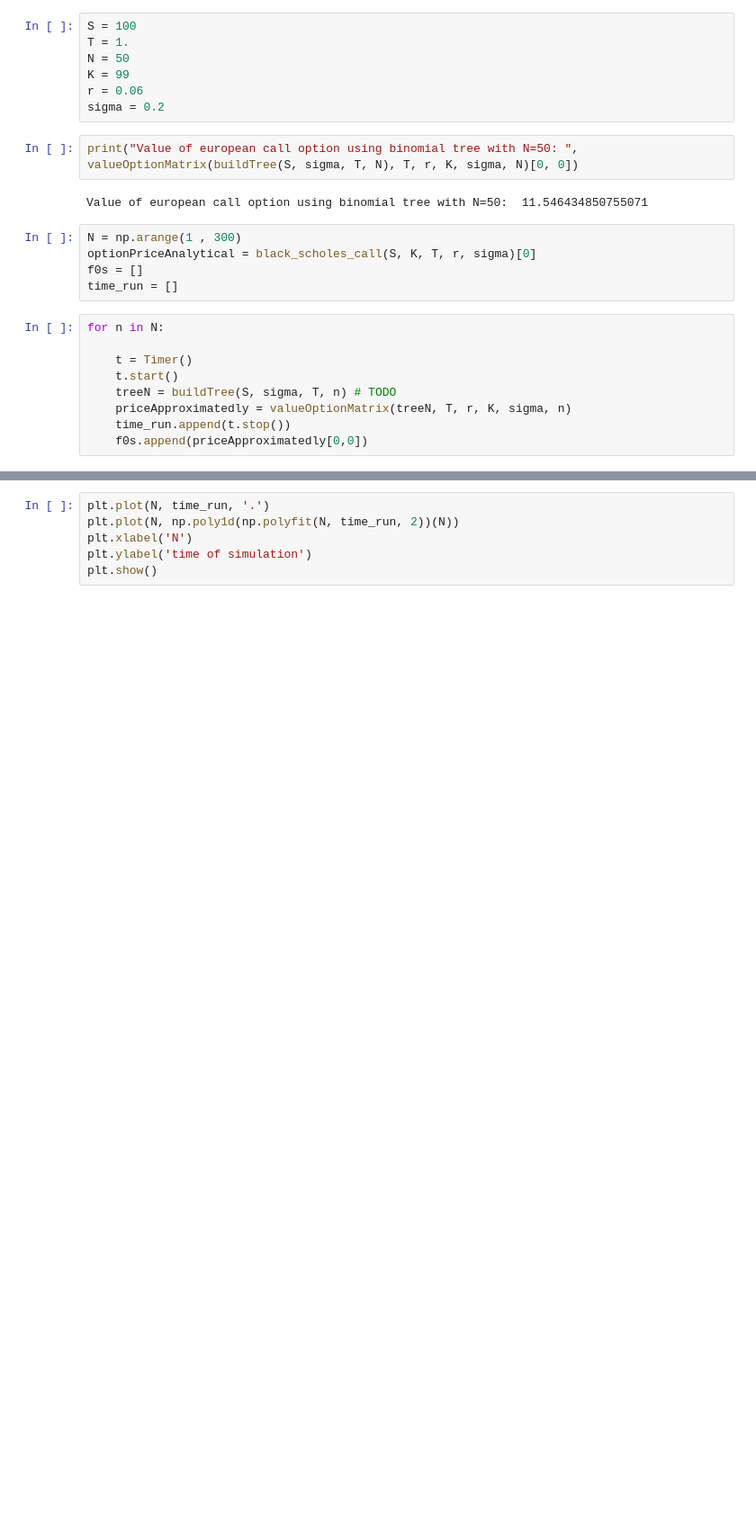
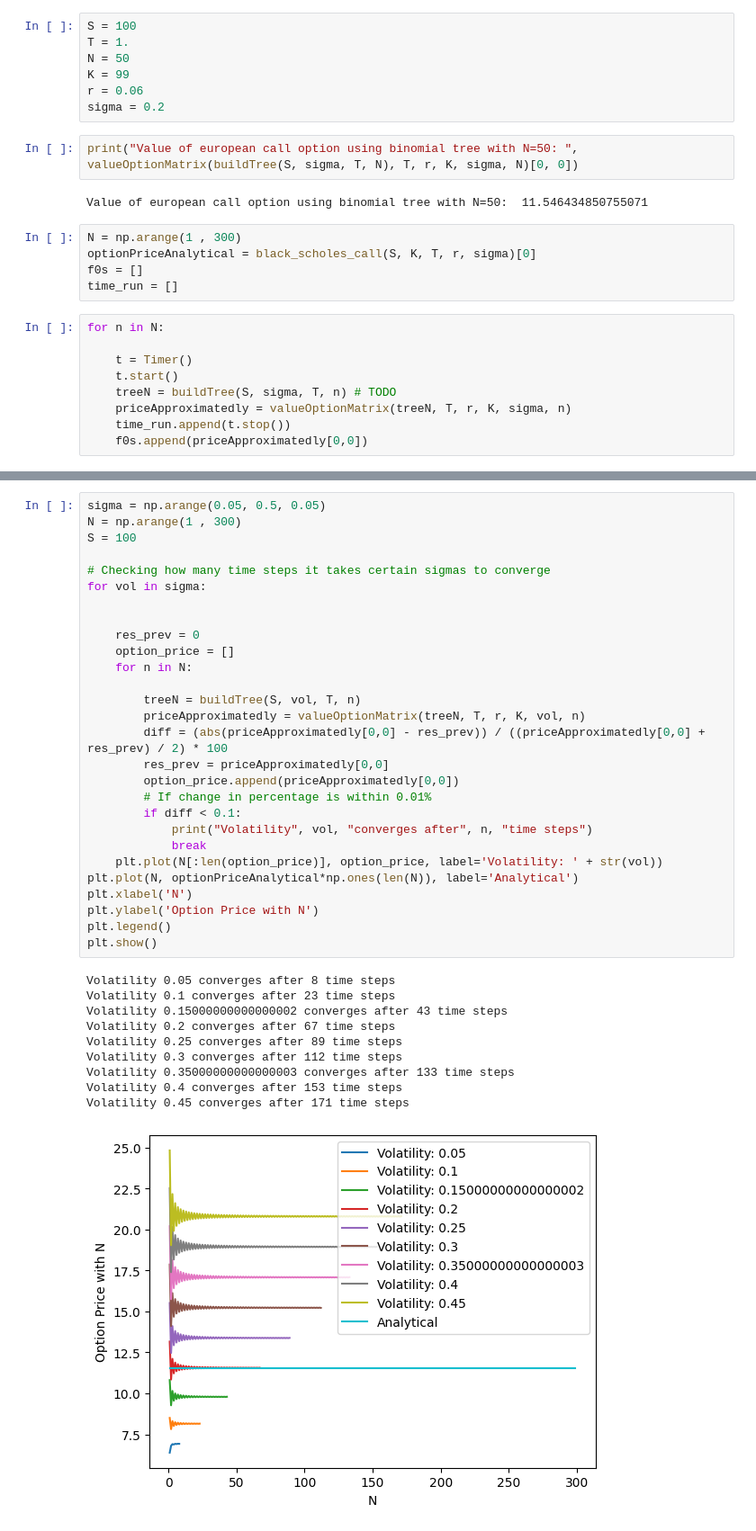
Before and after one commit to AdrianRue/Computational-Finance, a Jupyter notebook: Part-II.ipynb, the cells around one changed output, grey strips where cells are left out. Shown: that part at 90% size. Saved outputs shown, nothing was run; the diff lists cells and outputs as text; blank space fills up the shorter version.

```diff
--- a/Part-II.ipynb
+++ b/Part-II.ipynb
@@ -88,6 +90,39 @@ plt.show()
-# %%
-plt.plot(N, time_run, '.')
-plt.plot(N, np.poly1d(np.polyfit(N, time_run, 2))(N))
-plt.xlabel('N')
-plt.ylabel('time of simulation')
-plt.show()
+# %%
+sigma = np.arange(0.05, 0.5, 0.05)
+N = np.arange(1 , 300)
+S = 100
+
+# Checking how many time steps it takes certain sigmas to converge
+for vol in sigma:
+
+
+    res_prev = 0
+    option_price = []
+    for n in N:
+
+        treeN = buildTree(S, vol, T, n)
+        priceApproximatedly = valueOptionMatrix(treeN, T, r, K, vol, n)
+        diff = (abs(priceApproximatedly[0,0] - res_prev)) / ((priceApproximatedly[0,0] + res_prev) / 2) * 100
+        res_prev = priceApproximatedly[0,0]
+        option_price.append(priceApproximatedly[0,0])
+        # If change in percentage is within 0.01%
+        if diff < 0.1:
+            print("Volatility", vol, "converges after", n, "time steps")
+            break
+    plt.plot(N[:len(option_price)], option_price, label='Volatility: ' + str(vol))
+plt.plot(N, optionPriceAnalytical*np.ones(len(N)), label='Analytical')
+plt.xlabel('N')
+plt.ylabel('Option Price with N')
+plt.legend()
+plt.show()
+# %% [output]
+Volatility 0.05 converges after 8 time steps
+Volatility 0.1 converges after 23 time steps
+Volatility 0.15000000000000002 converges after 43 time steps
+Volatility 0.2 converges after 67 time steps
+Volatility 0.25 converges after 89 time steps
+Volatility 0.3 converges after 112 time steps
+Volatility 0.35000000000000003 converges after 133 time steps
+Volatility 0.4 converges after 153 time steps
+Volatility 0.45 converges after 171 time steps
+[figure, added]
```
Also changed, not shown: parts of 1 cell of this notebook.
